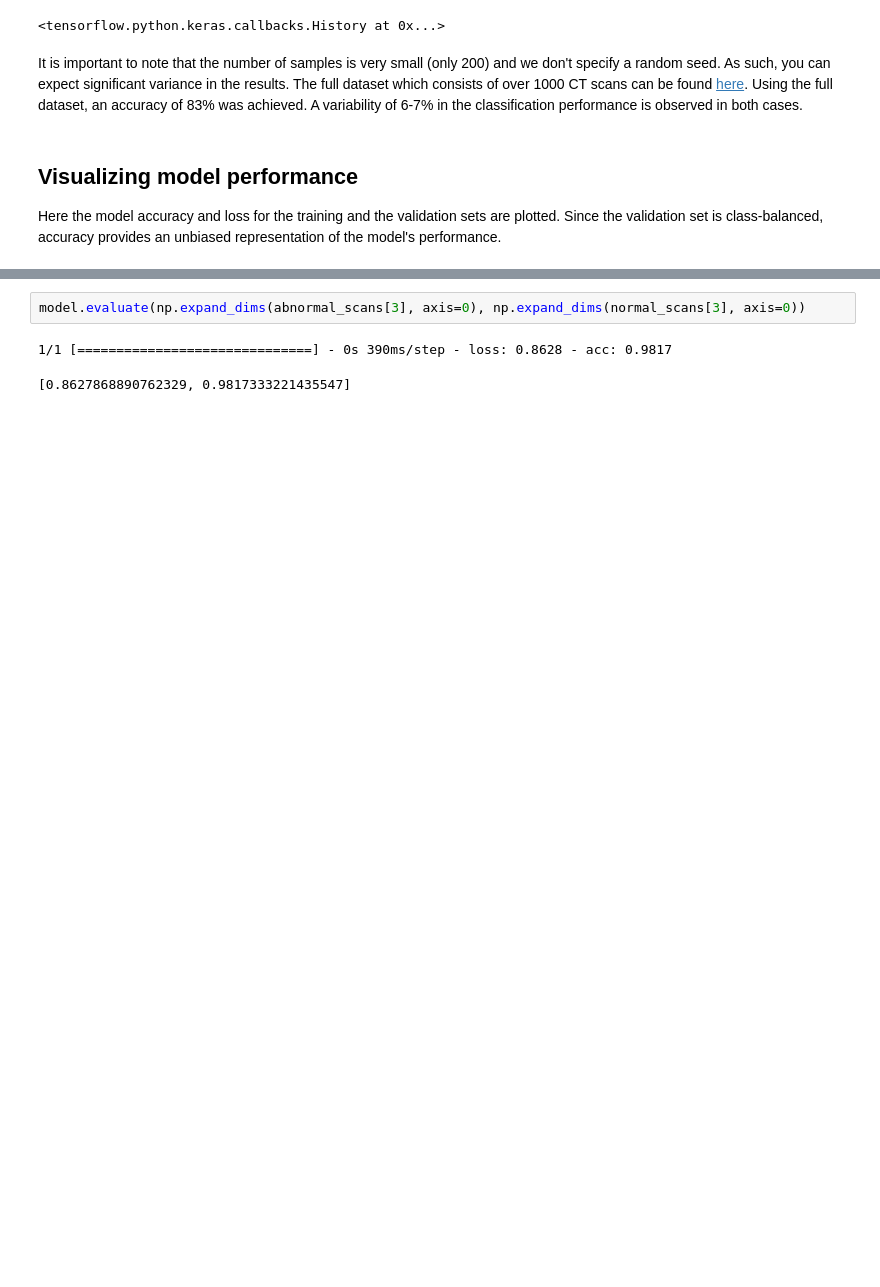
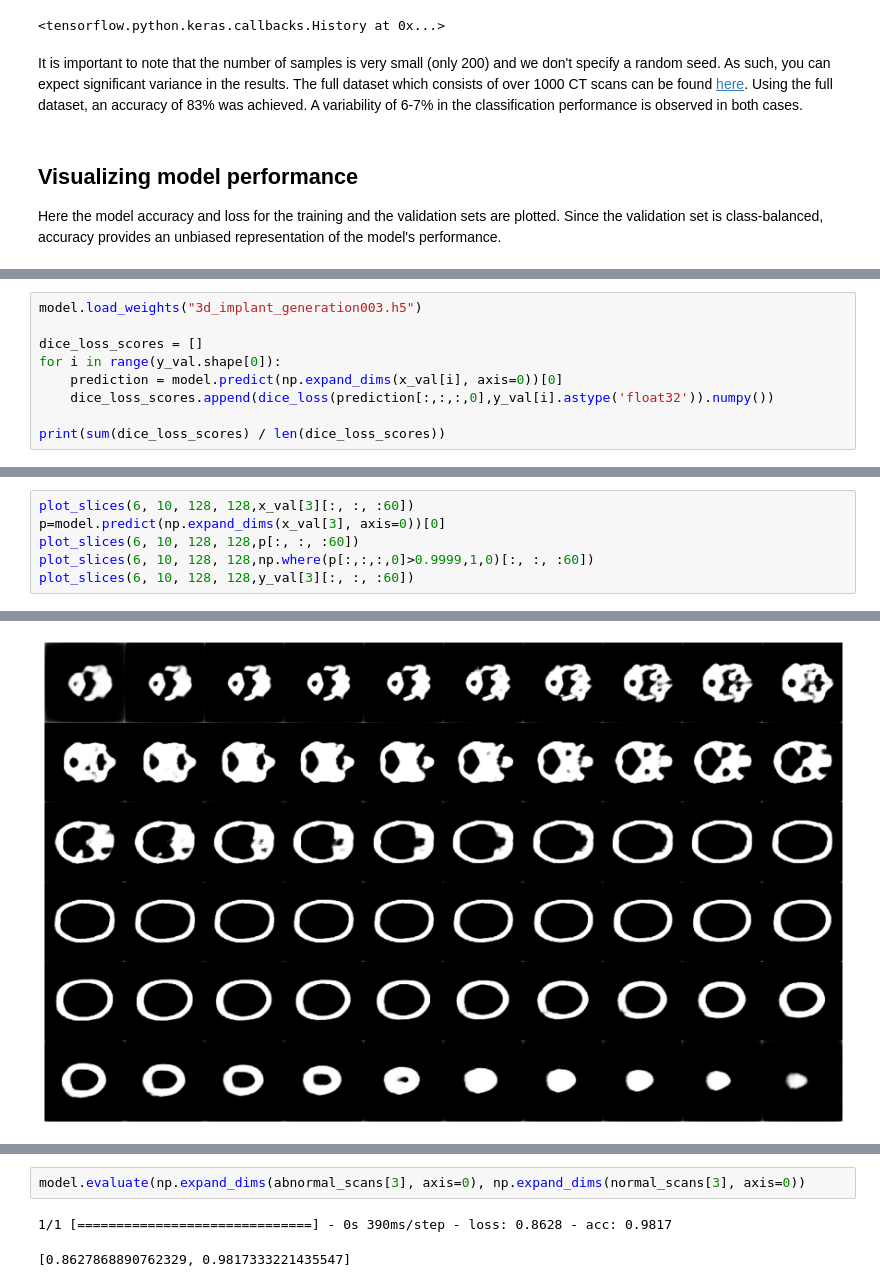
Before and after one commit to JonathanKeav/autoimplant-project, a Jupyter notebook: 3D_implant-generation-skull.ipynb, the cells around one changed output, grey strips where cells are left out. Cells and saved outputs as stored; diff of their text form; blank space fills up the shorter version.

```diff
--- a/3D_implant-generation-skull.ipynb
+++ b/3D_implant-generation-skull.ipynb
@@ -498,0 +647,9 @@ for i, metric in enumerate(["acc", "loss"]):
+# %%
+model.load_weights("3d_implant_generation003.h5")
+
+dice_loss_scores = []
+for i in range(y_val.shape[0]):
+    prediction = model.predict(np.expand_dims(x_val[i], axis=0))[0]
+    dice_loss_scores.append(dice_loss(prediction[:,:,:,0],y_val[i].astype('float32')).numpy())
+
+print(sum(dice_loss_scores) / len(dice_loss_scores))
@@ -498,0 +668,7 @@ for i, metric in enumerate(["acc", "loss"]):
+# %%
+plot_slices(6, 10, 128, 128,x_val[3][:, :, :60])
+p=model.predict(np.expand_dims(x_val[3], axis=0))[0]
+plot_slices(6, 10, 128, 128,p[:, :, :60])
+plot_slices(6, 10, 128, 128,np.where(p[:,:,:,0]>0.9999,1,0)[:, :, :60])
+plot_slices(6, 10, 128, 128,y_val[3][:, :, :60])
+# %% [output]
@@ -498,0 +676 @@ for i, metric in enumerate(["acc", "loss"]):
+[figure, added]
```
Also changed, not shown: parts of 43 cells of this notebook, 1 other file.
